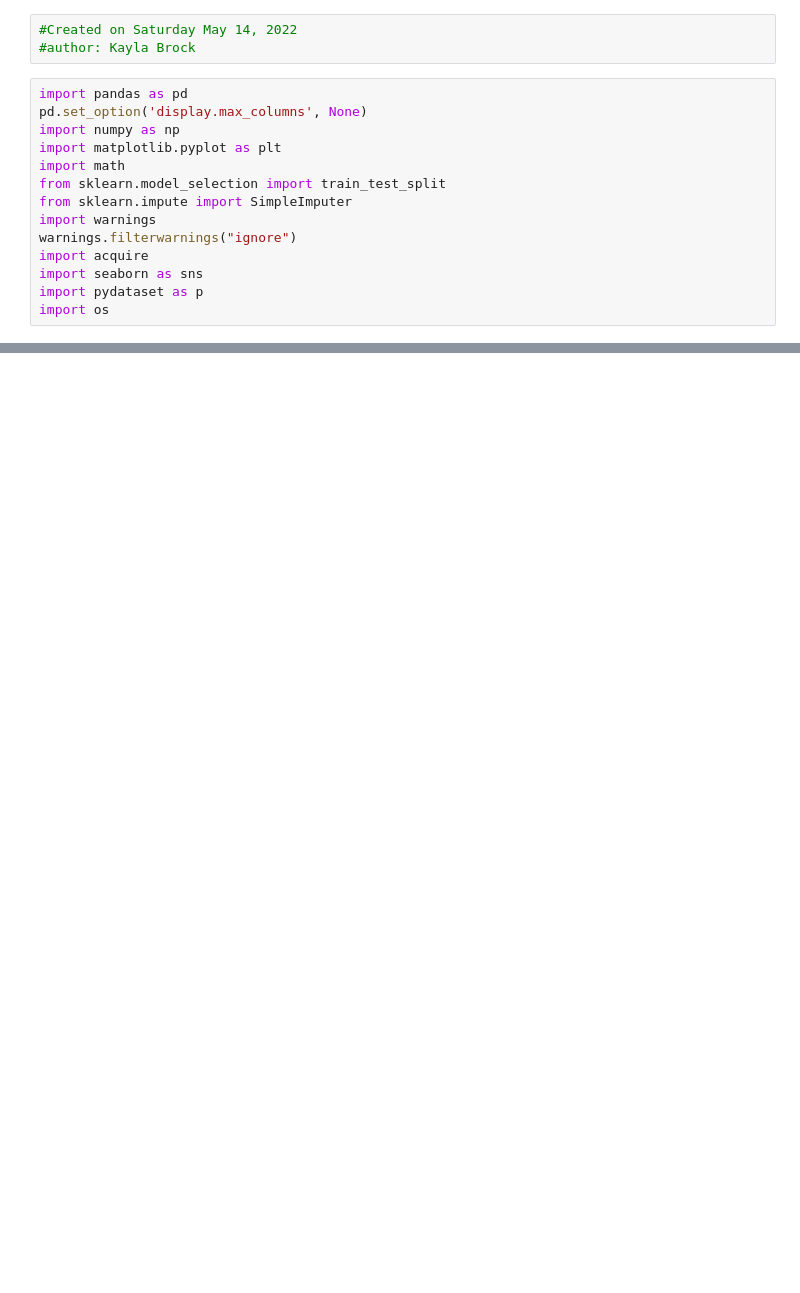
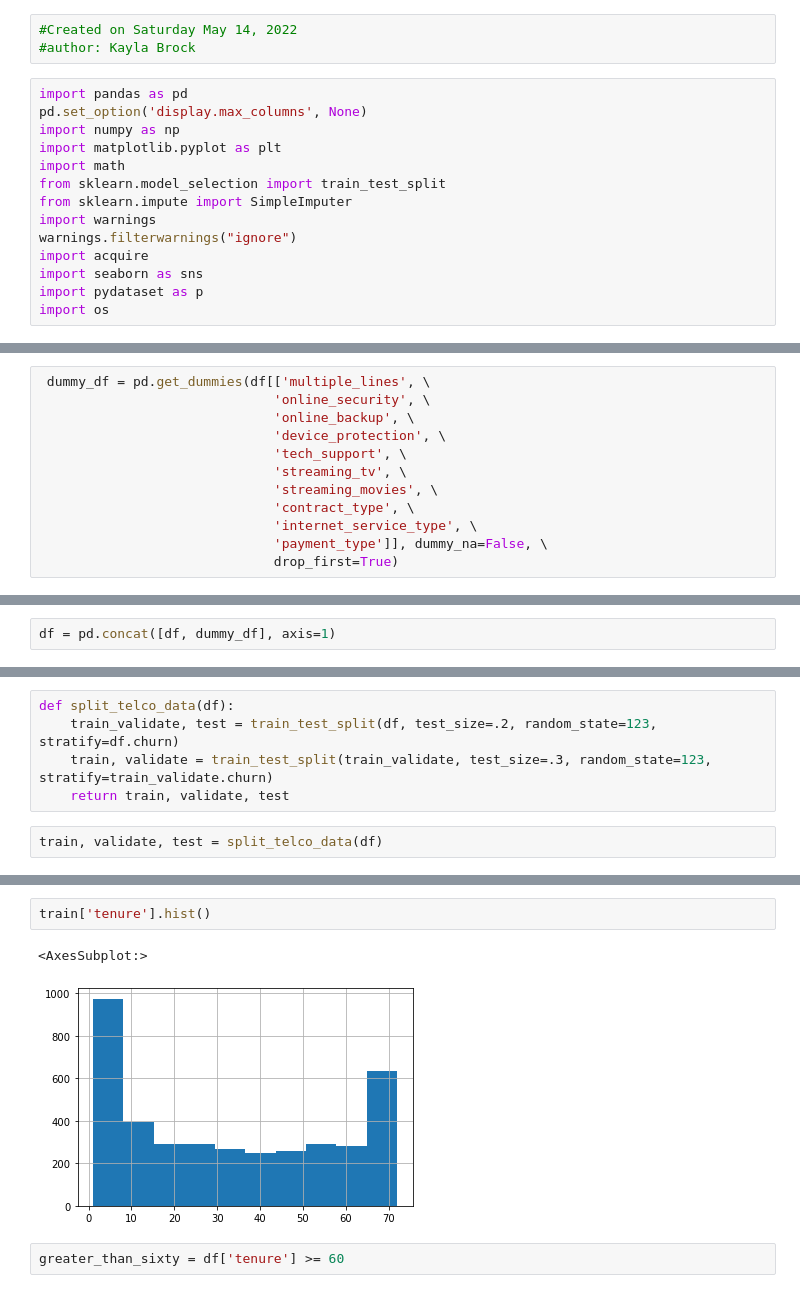
Before and after one commit to Kayfj41901/classification_exercises, a Jupyter notebook: Telco.ipynb, the cells around one changed output, grey strips where cells are left out. Drawn from its saved outputs; the diff is of its cells as text; blank space fills up the shorter version.

```diff
--- a/Telco.ipynb
+++ b/Telco.ipynb
@@ -30,0 +428,12 @@ df.head()
+# %%
+ dummy_df = pd.get_dummies(df[['multiple_lines', \
+                              'online_security', \
+                              'online_backup', \
+                              'device_protection', \
+                              'tech_support', \
+                              'streaming_tv', \
+                              'streaming_movies', \
+                              'contract_type', \
+                              'internet_service_type', \
+                              'payment_type']], dummy_na=False, \
+                              drop_first=True)
@@ -30,0 +442,2 @@ df.head()
+# %%
+df = pd.concat([df, dummy_df], axis=1)
@@ -30,0 +446,7 @@ df.head()
+# %%
+def split_telco_data(df):
+    train_validate, test = train_test_split(df, test_size=.2, random_state=123, stratify=df.churn)
+    train, validate = train_test_split(train_validate, test_size=.3, random_state=123, stratify=train_validate.churn)
+    return train, validate, test
+# %%
+train, validate, test = split_telco_data(df)
@@ -30,0 +530,7 @@ df.head()
+# %%
+train['tenure'].hist()
+# %% [output]
+<AxesSubplot:>
+[figure, added]
+# %%
+greater_than_sixty = df['tenure'] >= 60
```
Also changed, not shown: parts of 79 cells of this notebook, 1 other file.
